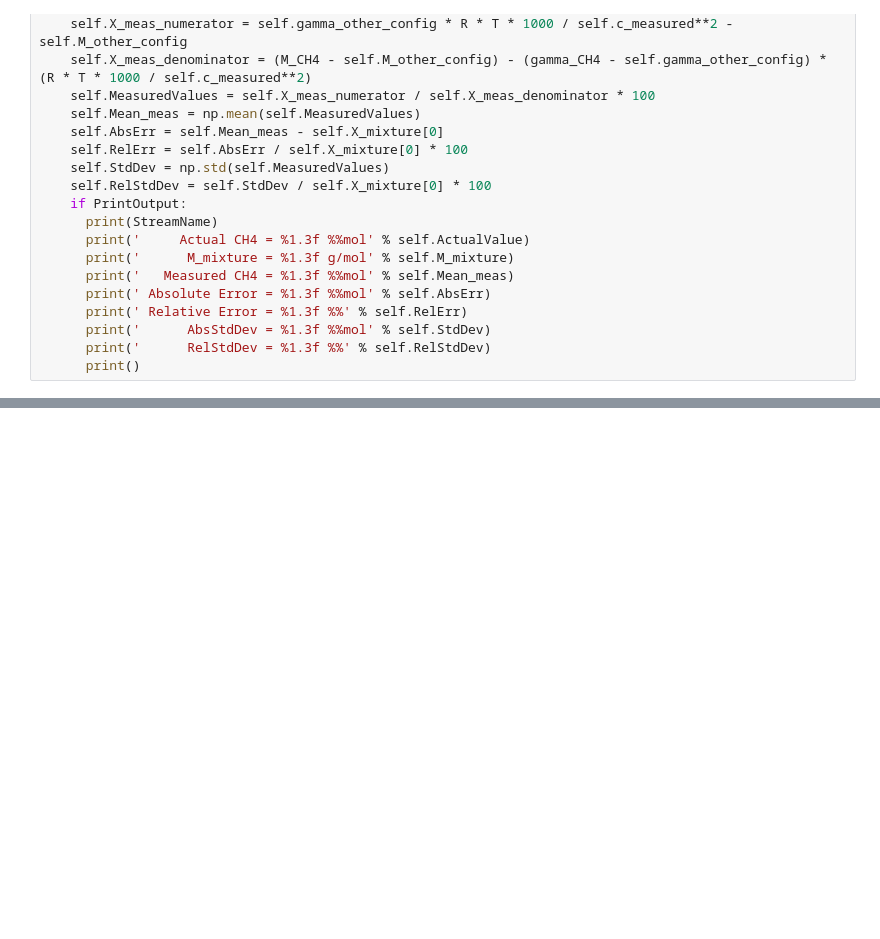
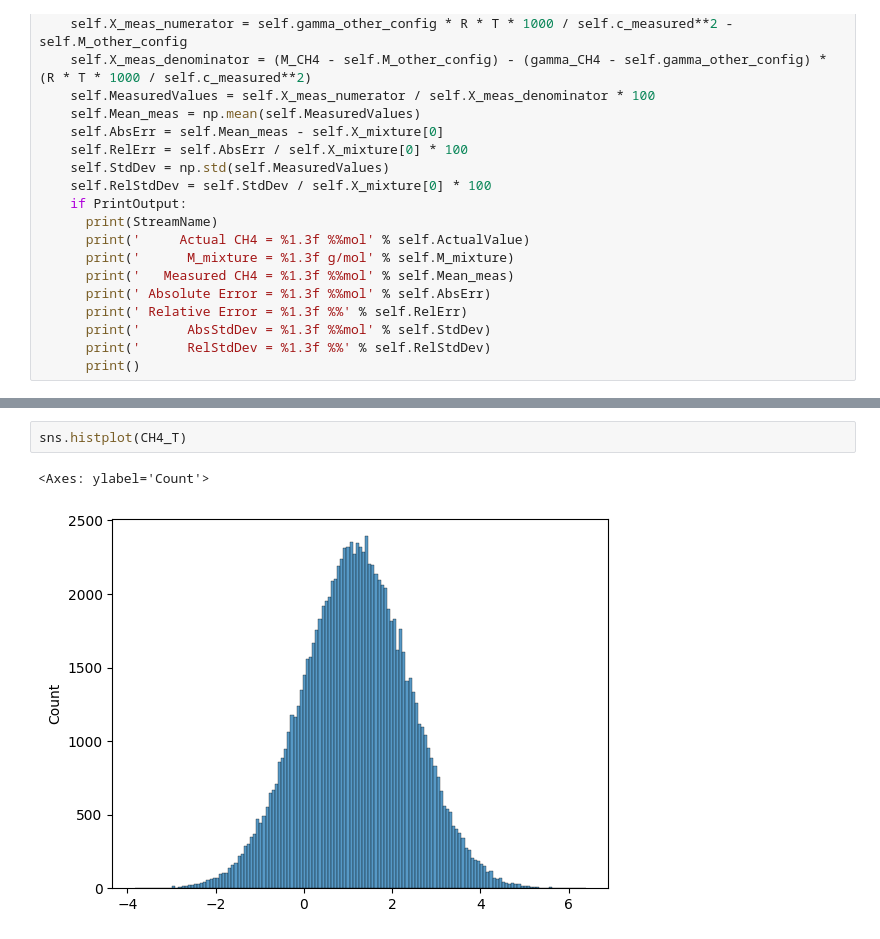
Before and after one commit to joshuamwalker/Roeslein, a Jupyter notebook: MonteCarlo.ipynb, the cells around one changed output, grey strips where cells are left out. Saved outputs shown, nothing was run; the diff lists cells and outputs as text; blank space fills up the shorter version.

```diff
--- a/MonteCarlo.ipynb
+++ b/MonteCarlo.ipynb
@@ -212,0 +253,5 @@ plt.show()
+# %%
+sns.histplot(CH4_T)
+# %% [output]
+<Axes: ylabel='Count'>
+[figure, added]
```
Also changed, not shown: parts of 2 cells of this notebook.
